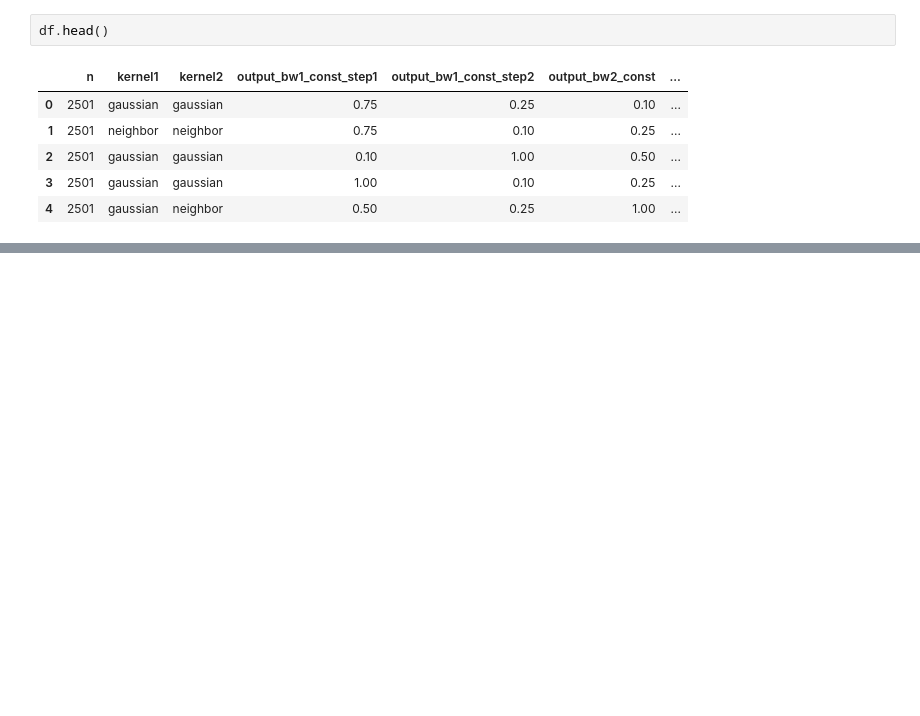
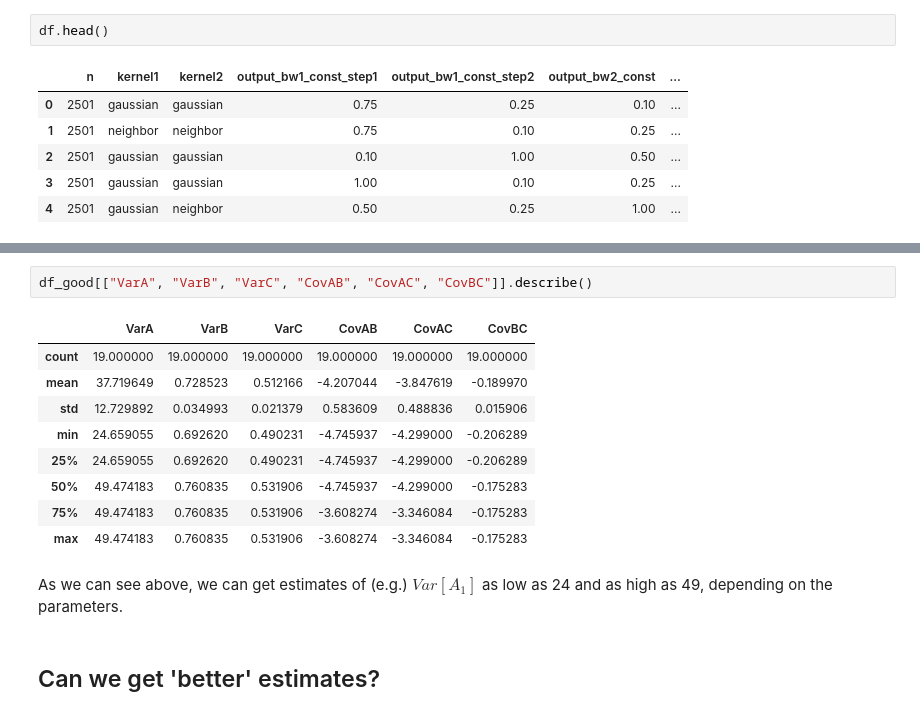
Before and after one commit to halflearned/FHHPS, a Jupyter notebook: scripts/empirical_figures.ipynb, the cells around one changed output, grey strips where cells are left out. Cells and saved outputs as stored; diff of their text form; blank space fills up the shorter version.

```diff
--- a/scripts/empirical_figures.ipynb
+++ b/scripts/empirical_figures.ipynb
@@ -130,0 +164,16 @@ df_good.sort_values(by=["EA", "EB", "EC"])
+# %%
+df_good[["VarA", "VarB", "VarC", "CovAB", "CovAC", "CovBC"]].describe()
+# %% [output]
+|  | VarA | VarB | VarC | CovAB | CovAC | CovBC |
+| count | 19.000000 | 19.000000 | 19.000000 | 19.000000 | 19.000000 | 19.000000 |
+| mean | 37.719649 | 0.728523 | 0.512166 | -4.207044 | -3.847619 | -0.189970 |
+| std | 12.729892 | 0.034993 | 0.021379 | 0.583609 | 0.488836 | 0.015906 |
+| min | 24.659055 | 0.692620 | 0.490231 | -4.745937 | -4.299000 | -0.206289 |
+| 25% | 24.659055 | 0.692620 | 0.490231 | -4.745937 | -4.299000 | -0.206289 |
+| 50% | 49.474183 | 0.760835 | 0.531906 | -4.745937 | -4.299000 | -0.175283 |
+| 75% | 49.474183 | 0.760835 | 0.531906 | -3.608274 | -3.346084 | -0.175283 |
+| max | 49.474183 | 0.760835 | 0.531906 | -3.608274 | -3.346084 | -0.175283 |
+# %% [markdown]
+As we can see above, we can get estimates of (e.g.) $Var[A_{1}]$ as low as 24 and as high as 49, depending on the parameters.
+# %% [markdown]
+## Can we get 'better' estimates?
```
Also changed, not shown: parts of 32 cells of this notebook, 1 other file.
